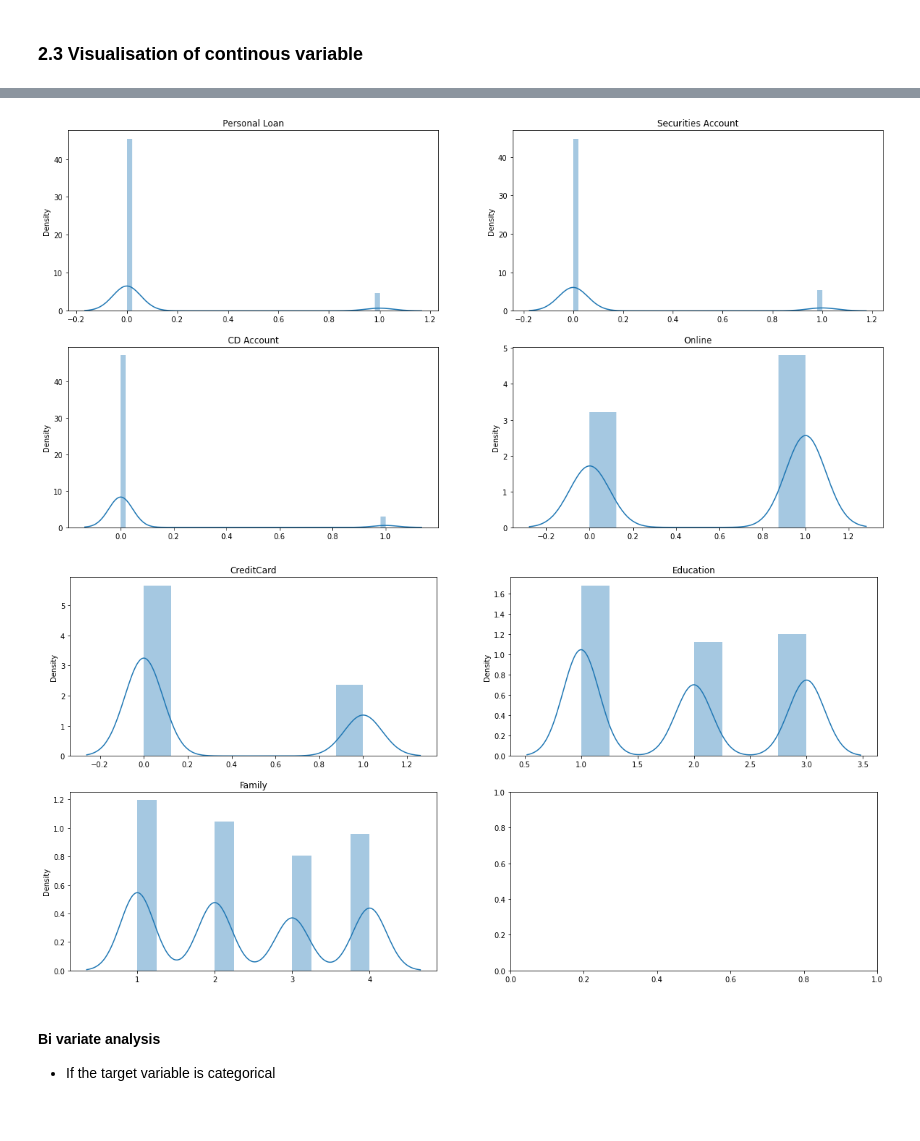
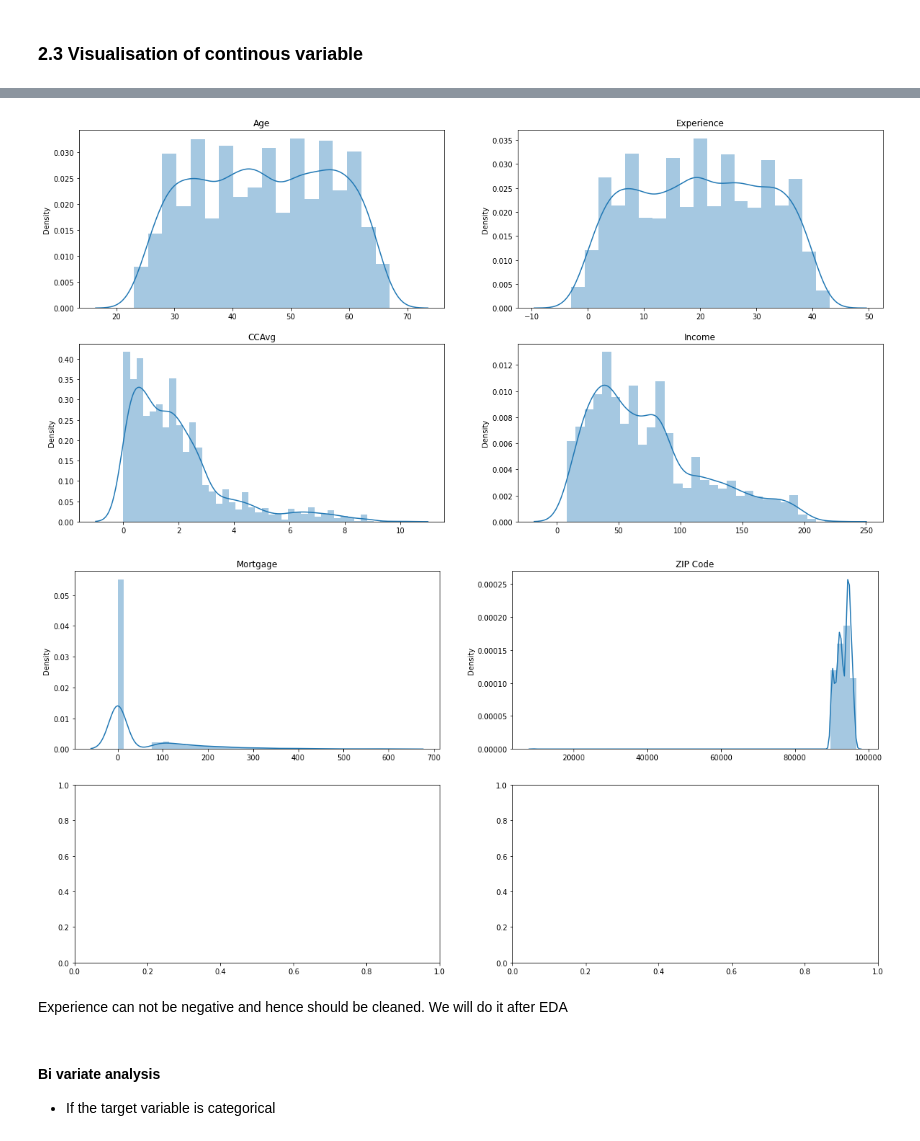
Before and after one commit to shubh1608/Jupyter-Notebook-Template, a Jupyter notebook: notebok_template.ipynb, the cells around one changed output, grey strips where cells are left out. Drawn from its saved outputs; the diff is of its cells as text; code cells hidden in the pictures.

```diff
--- a/notebok_template.ipynb
+++ b/notebok_template.ipynb
@@ -335,8 +337,10 @@ display_plots(train_copy, univariate_hist, categorical_columns)
 # %%
-display_plots(train_copy, univariate_dist, categorical_columns)
+display_plots(train_copy, univariate_dist, numerical_columns)
 # %% [output]
-[figure, old version]
+[figure, new version]
-[figure, old version]
+[figure, new version]
+# %% [markdown]
+Experience can not be negative and hence should be cleaned. We will do it after EDA
 # %% [markdown]
 #### Bi variate analysis
 * If the target variable is categorical
```
Also changed, not shown: parts of 42 cells of this notebook.
